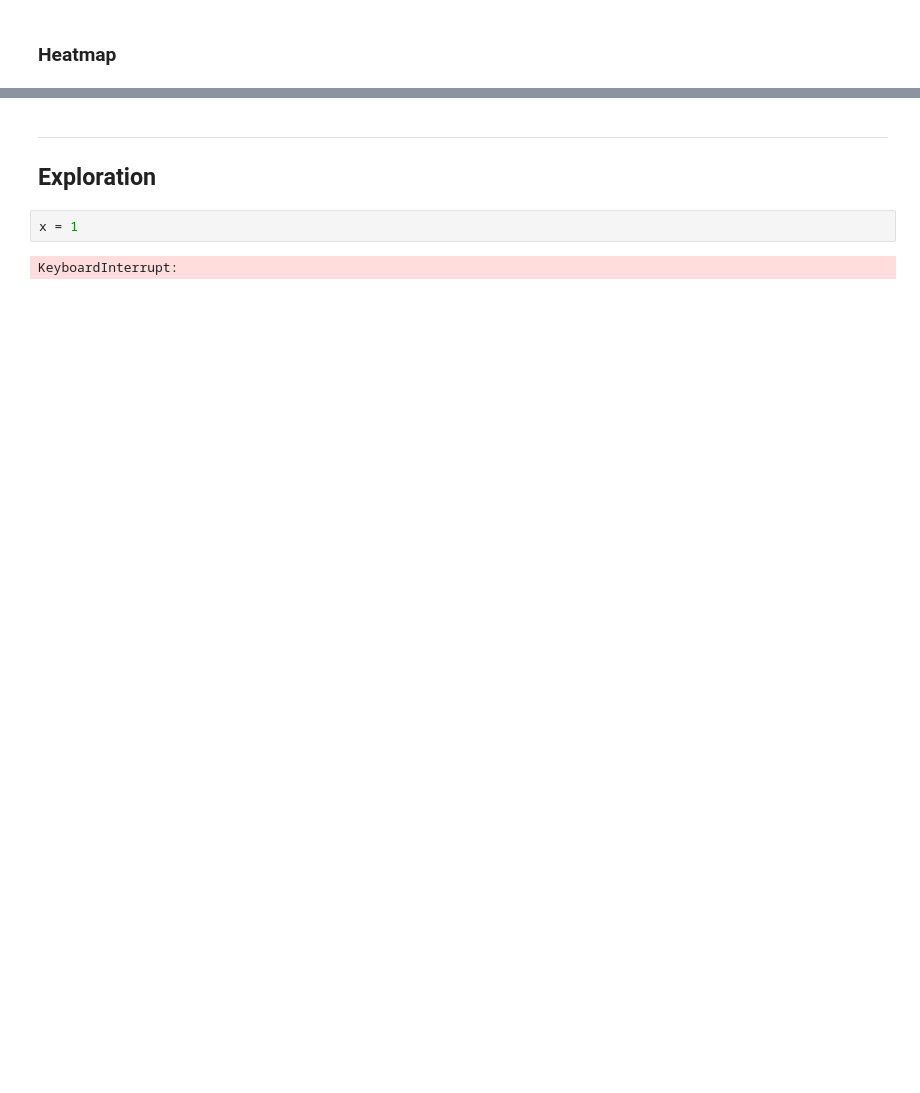
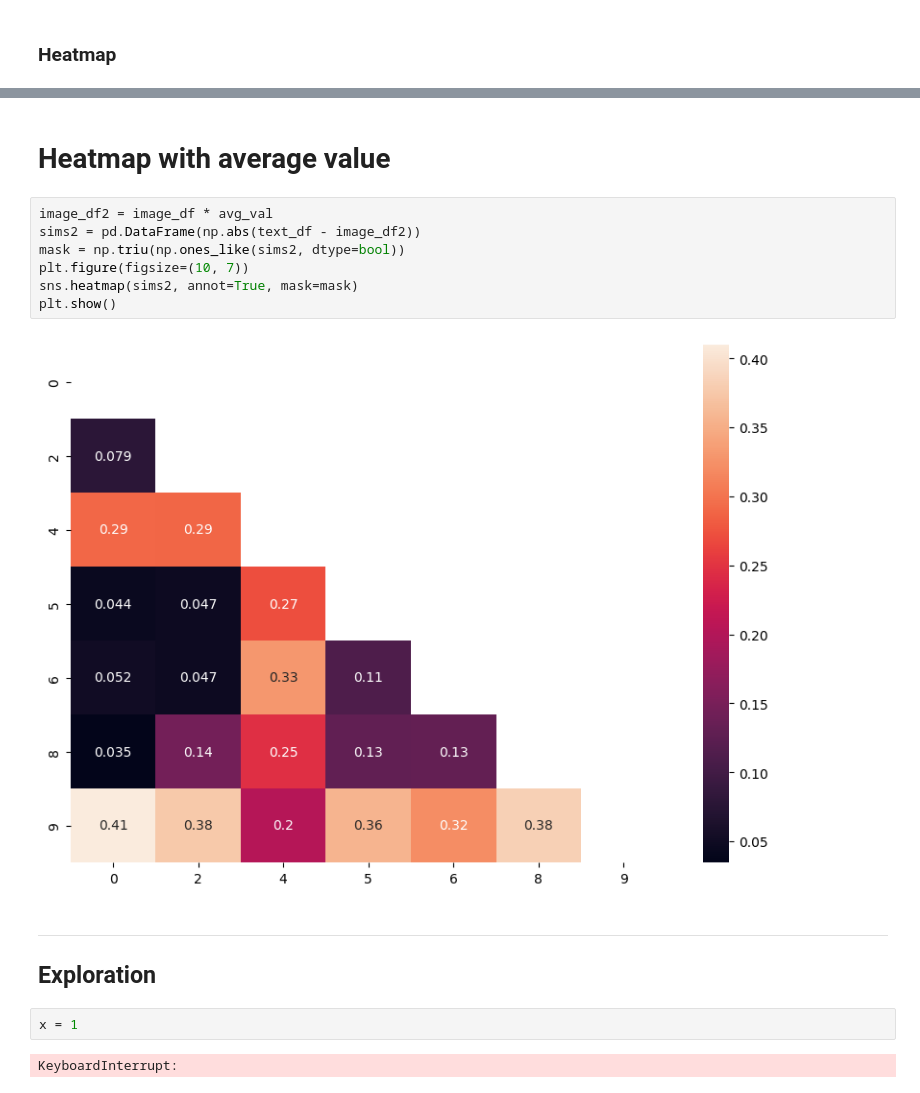
Before and after one commit to ObeyHack/Amazon-Image-matcher, a Jupyter notebook: dataset_exploration.ipynb, the cells around one changed output, grey strips where cells are left out. Saved outputs shown, nothing was run; the diff lists cells and outputs as text; blank space fills up the shorter version.

```diff
--- a/dataset_exploration.ipynb
+++ b/dataset_exploration.ipynb
@@ -310,3 +325,14 @@ plt.show()
+# %% [markdown]
+# Heatmap with average value
+# %%
+image_df2 = image_df * avg_val
+sims2 = pd.DataFrame(np.abs(text_df - image_df2))
+mask = np.triu(np.ones_like(sims2, dtype=bool))
+plt.figure(figsize=(10, 7))
+sns.heatmap(sims2, annot=True, mask=mask)
+plt.show()
+# %% [output]
+[figure, added]
 # %% [markdown]
 ---
 ## Exploration
```
Also changed, not shown: parts of 2 cells of this notebook, 1 other file.
